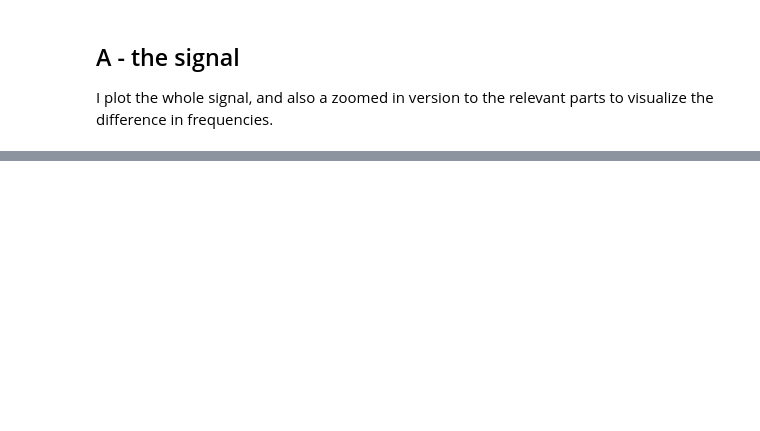
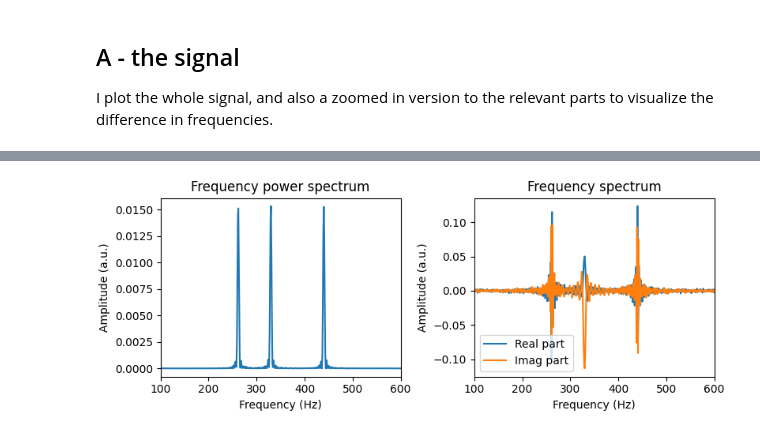
Before and after one commit to rubiaek/waveguides_excs, a Jupyter notebook: sol1.ipynb, the cells around one changed output, grey strips where cells are left out. Saved outputs shown, nothing was run; the diff lists cells and outputs as text; code cells hidden in the pictures; blank space fills up the shorter version.

```diff
--- a/sol1.ipynb
+++ b/sol1.ipynb
@@ -319,0 +191,2 @@ ax2[1,2].set_title('Input Signal-full- zoom',color='gray'), ax2[1,2].set_xlabel(
+# %%
+t, sound = get_sound(with_noise=True)
@@ -319,0 +201,4 @@ ax2[1,2].set_title('Input Signal-full- zoom',color='gray'), ax2[1,2].set_xlabel(
+# %%
+show_spectrum(t, sound, in_DB=False)
+# %% [output]
+[figure, added]
```
Also changed, not shown: parts of 48 cells of this notebook, 1 other file.
